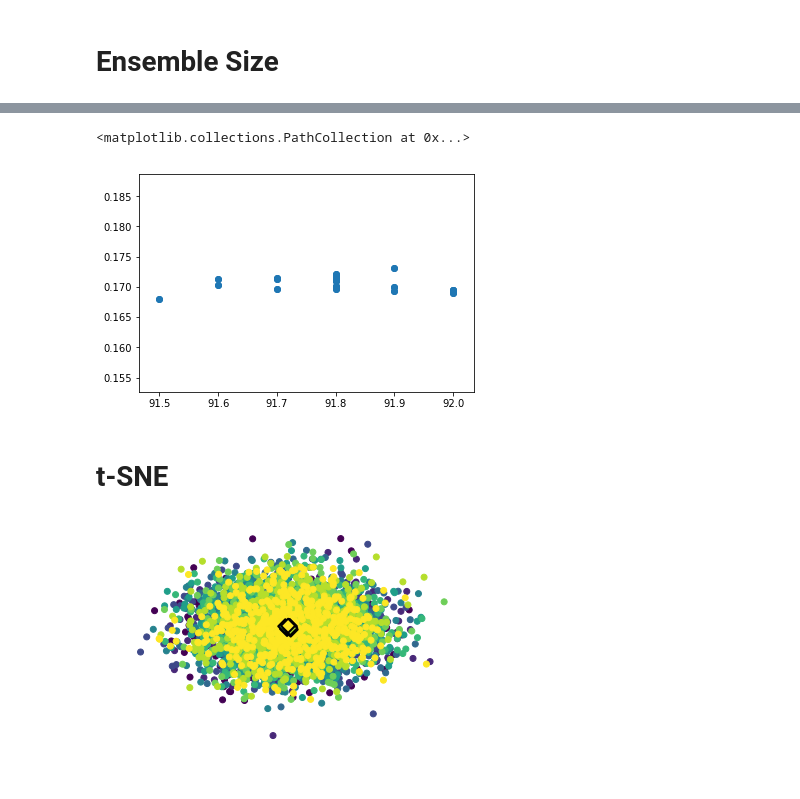
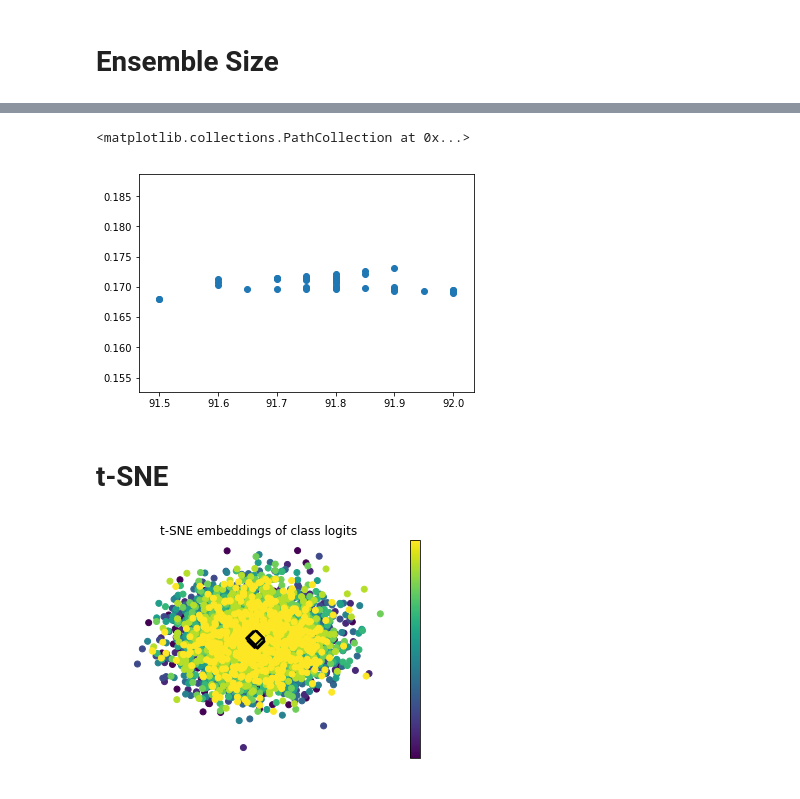
Before and after one commit to noahgolmant/SGLD, a Jupyter notebook: notebooks/Entropy Plotting.ipynb, the cells around one changed output, grey strips where cells are left out. Saved outputs shown, nothing was run; the diff lists cells and outputs as text; code cells hidden in the pictures.

```diff
--- a/notebooks/Entropy Plotting.ipynb
+++ b/notebooks/Entropy Plotting.ipynb
@@ -65,23 +99,28 @@ plt.show()
 # %%
-plt.scatter(accs, entropies)
+plt.scatter(ma(accs.values, 2), ma(entropies.values, 2))
 # %% [output]
 <matplotlib.collections.PathCollection at 0x...>
-[figure, old version]
+[figure, new version]
 # %% [markdown]
 # t-SNE
 # %%
 TSNE_DIR = '/Users/noah/Dev/SGLD/tsne_results'
 np_load = lambda x: pickle.load(open(os.path.join(TSNE_DIR, x), 'rb'))
 embedding = np_load('embedding.npy')        # all 2-d embedding vecs for all models
 embed_labels = np_load('embed_labels.npy')  # model index for each embedding
 model_means = np_load('model_means.npy')    # centroids of embedding for each model
 model_labels = np_load('model_labels.npy')  # model indices for the centroids
 
 f = plt.figure()
 plt.scatter(embedding[:, 0], embedding[:, 1], c=embed_labels * 1.0 / embed_labels.max())
 plt.scatter(model_means[:, 0], model_means[:, 1], c=model_labels, s=100,
             linewidth=2, edgecolors='black', marker='D')
 plt.axis('off')
+plt.title("t-SNE embeddings of class logits")
+
+plt.colorbar(orientation='vertical', ticks=[])
+#cbar.ax.set_yticklabels(['Low', 'High'])
+#plt.colorbar()
 plt.show()
 # %% [output]
-[figure, old version]
+[figure, new version]
```
Also changed, not shown: parts of 6 cells of this notebook, 3 other files.
